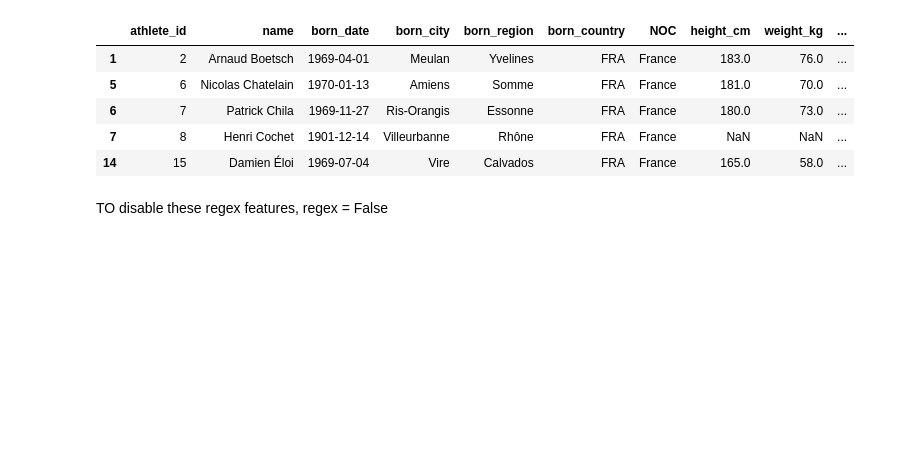
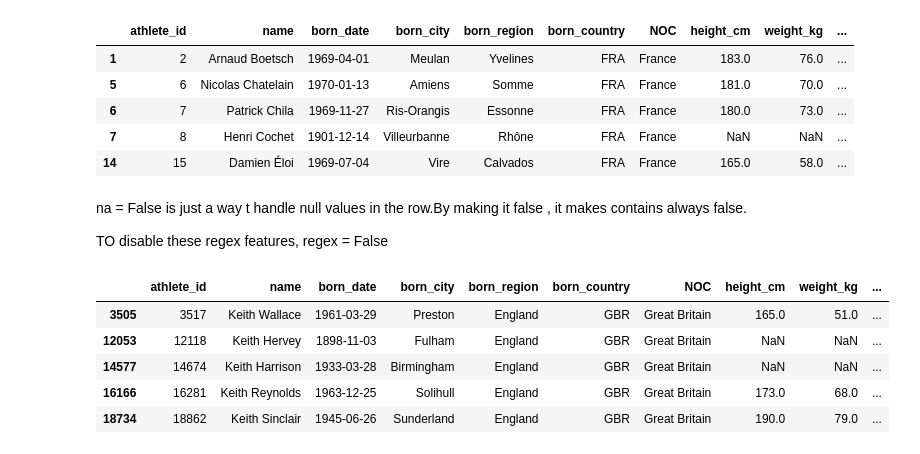
Before and after one commit to Z3R0TSU/Practice_2025, a Jupyter notebook: Pandas/pandas.ipynb, the cells around one changed output. Saved outputs shown, nothing was run; the diff lists cells and outputs as text; code cells hidden in the pictures; blank space fills up the shorter version.

```diff
--- a/Pandas/pandas.ipynb
+++ b/Pandas/pandas.ipynb
@@ -410,4 +405,15 @@ born_19xx
 | 7 | 8 | Henri Cochet | 1901-12-14 | Villeurbanne | Rhône | FRA | France | NaN | NaN | ... |
 | 14 | 15 | Damien Éloi | 1969-07-04 | Vire | Calvados | FRA | France | 165.0 | 58.0 | ... |
 # %% [markdown]
+na = False is just a way t handle null values in the row.By making it false , it makes contains always false.
+
 TO disable these regex features, regex = False
+# %%
+bios[bios['born_country'].isin(["USA","FRA","GBR"]) & (bios['name'].str.startswith("Keith"))].head()
+# %% [output]
+|  | athlete_id | name | born_date | born_city | born_region | born_country | NOC | height_cm | weight_kg | ... |
+| 3505 | 3517 | Keith Wallace | 1961-03-29 | Preston | England | GBR | Great Britain | 165.0 | 51.0 | ... |
+| 12053 | 12118 | Keith Hervey | 1898-11-03 | Fulham | England | GBR | Great Britain | NaN | NaN | ... |
+| 14577 | 14674 | Keith Harrison | 1933-03-28 | Birmingham | England | GBR | Great Britain | NaN | NaN | ... |
+| 16166 | 16281 | Keith Reynolds | 1963-12-25 | Solihull | England | GBR | Great Britain | 173.0 | 68.0 | ... |
+| 18734 | 18862 | Keith Sinclair | 1945-06-26 | Sunderland | England | GBR | Great Britain | 190.0 | 79.0 | ... |
```
Also changed, not shown: parts of 27 cells of this notebook, 1 other file.
